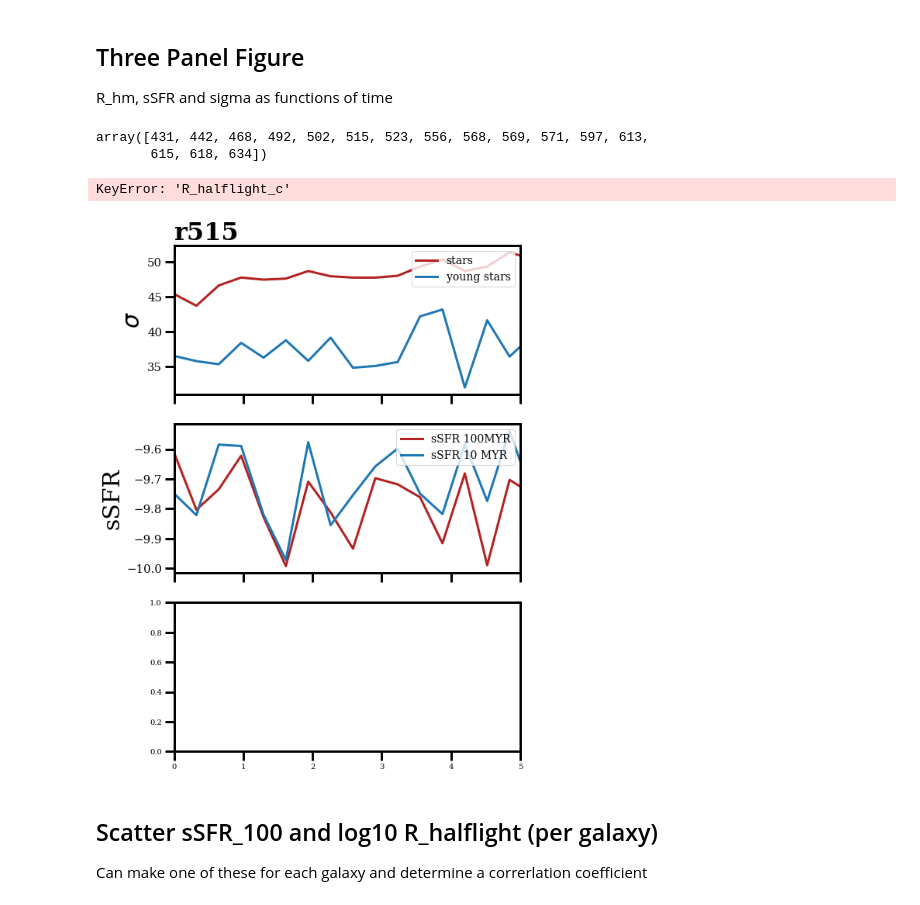
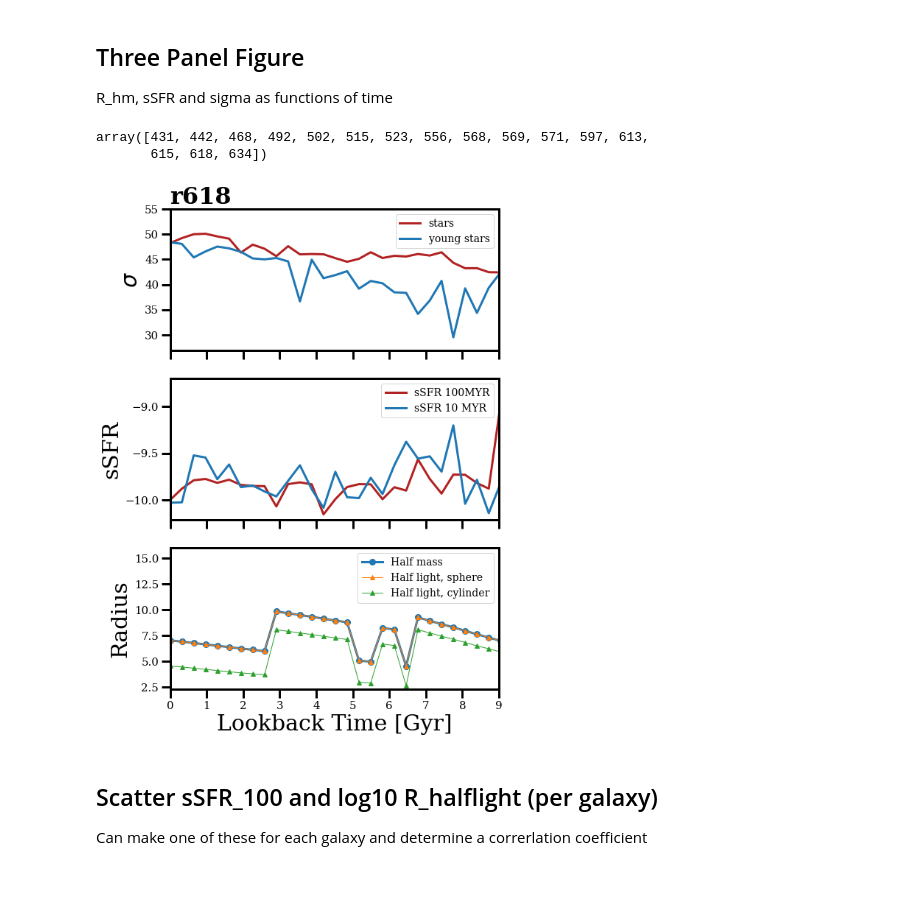
Before and after one commit to JosephWick/H1-merian, a Jupyter notebook: notebooks/BreathingPlots.ipynb, the cells around one changed output. Drawn from its saved outputs; the diff is of its cells as text; code cells hidden in the pictures.

Commit message:
add figures

```diff
--- a/notebooks/BreathingPlots.ipynb
+++ b/notebooks/BreathingPlots.ipynb
@@ -106,17 +106,17 @@ np.where(df['M_star']==max(df['M_star']))
 # %% [markdown]
 ## Three Panel Figure
 R_hm, sSFR and sigma as functions of time
-# %%
-cdmgals
-# %% [output]
-array([431, 442, 468, 492, 502, 515, 523, 556, 568, 569, 571, 597, 613,
-       615, 618, 634])
+# %%
+cdmgals
+# %% [output]
+array([431, 442, 468, 492, 502, 515, 523, 556, 568, 569, 571, 597, 613,
+       615, 618, 634])
 # %%
-gal = cdmgals[5]
+gal = cdmgals[15]
 data = pd.read_csv(datapath+'r'+str(gal)+'_qtys.txt')
 
 fig, axs = plt.subplots(3,1, facecolor='w', figsize=(8,12), sharex=True)
-tlim = 5
+tlim = 9
 
 axs[0].set_title('r'+str(gal), fontsize=32, weight='bold', loc='left')
 
@@ -140,38 +140,37 @@ axs[0].set_xlim([0,tlim])
 # middle panel: sSFR
 ssfr10 = data['sSFR_10'][tlookback<tlim+1]
 ssfr100= data['sSFR_100'][tlookback<tlim+1]
 
 axs[1].plot(tlookback[tlookback<tlim+1], ssfr100, color='firebrick', linewidth=3)
 axs[1].plot(tlookback[tlookback<tlim+1], ssfr10, color='tab:blue', linewidth=3)
 
 axs[1].tick_params(axis='both', which='major', labelsize=15)
 axs[1].set_ylabel('sSFR', fontsize=30)
 axs[1].legend(['sSFR 100MYR', 'sSFR 10 MYR'], fontsize=14, loc=1)
 
 # Bottom panel: half-mass radius
 Rhm = data['R_halfmass'][tlookback<tlim+1]
 Rhls= data['R_halflight_s'][tlookback<tlim+1]
 Rhlc= data['R_halflight_c'][tlookback<tlim+1]
 
 axs[2].plot(tlookback[tlookback<tlim+1], Rhm, linewidth=3, marker='o', markersize=8)
 axs[2].plot(tlookback[tlookback<tlim+1], Rhls, linewidth=1, marker='^')
 axs[2].plot(tlookback[tlookback<tlim+1], Rhlc, linewidth=1, marker='^')
 
 axs[2].tick_params(axis='both', which='major', labelsize=15)
 #axs[2].set_ylabel(r'R$_{half-mass}$', fontsize=30)
 axs[2].set_ylabel('Radius', fontsize=30)
 axs[2].set_xlabel('Lookback Time [Gyr]', fontsize=30)
 axs[2].legend(['Half mass', 'Half light, sphere', 'Half light, cylinder'], loc=1, fontsize=14)
 
 ##
-#axs[0].set_ylim(top=65)
-#axs[1].set_ylim(top=-8.5)
-#axs[2].set_ylim(top=18)
+#axs[0].set_ylim(top=55)
+#axs[1].set_ylim(top=-8.7)
+#axs[2].set_ylim(top=16)
 
 plt.savefig('../figures/breathingModes/threePanel/r'+str(gal)+'_t'+str(tlim)+'.png')
 # %% [output]
-KeyError: 'R_halflight_c'
-[figure, old version]
+[figure, new version]
 # %% [markdown]
 ## Scatter sSFR_100 and log10 R_halflight (per galaxy)
 Can make one of these for each galaxy and determine a correrlation coefficient
```
Also changed, not shown: 30 other files.
